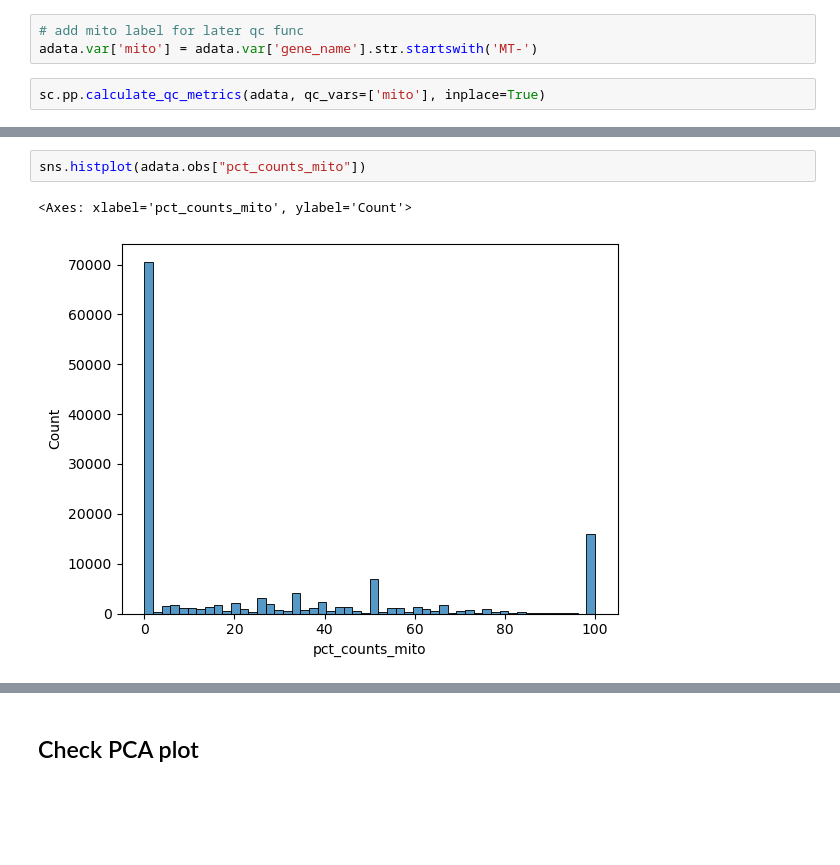
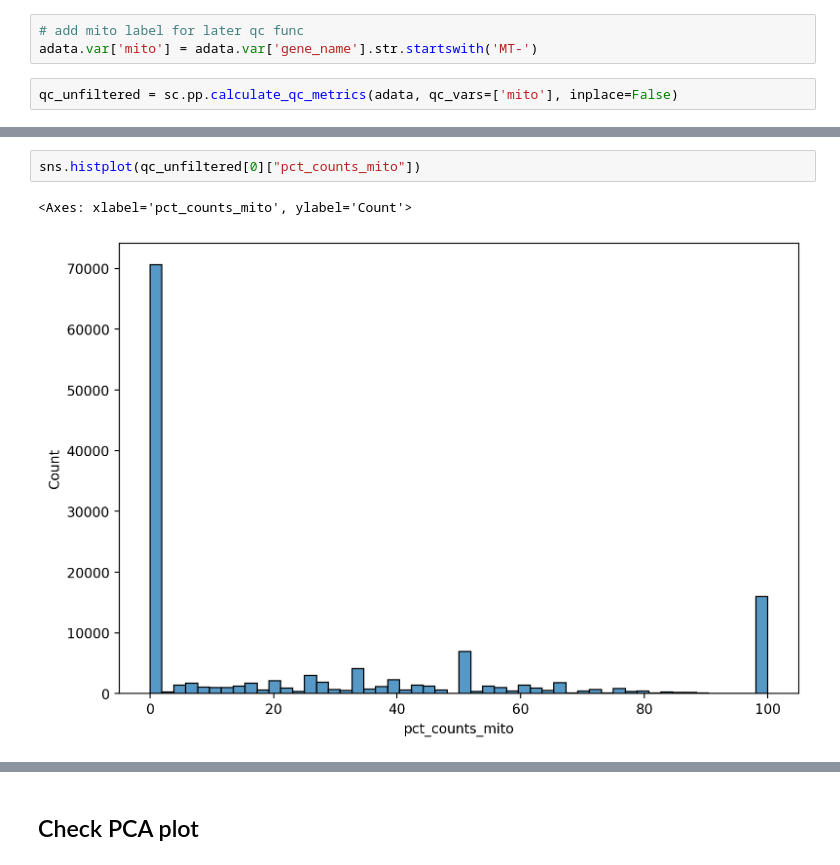
Before and after one commit to MikeLiuAir00/10x_sequence_analysis_pipeline, a Jupyter notebook: down_stream_analysis.ipynb, the cells around one changed output, grey strips where cells are left out. Drawn from its saved outputs; the diff is of its cells as text; blank space fills up the shorter version.

```diff
--- a/down_stream_analysis.ipynb
+++ b/down_stream_analysis.ipynb
@@ -123,6 +126,6 @@ AnnData object with n_obs × n_vars = 147145 × 60623
 # add mito label for later qc func
 adata.var['mito'] = adata.var['gene_name'].str.startswith('MT-')
 # %%
-sc.pp.calculate_qc_metrics(adata, qc_vars=['mito'], inplace=True)
+qc_unfiltered = sc.pp.calculate_qc_metrics(adata, qc_vars=['mito'], inplace=False)
 # %%
 sns.jointplot(
@@ -137,6 +152,6 @@ sns.jointplot(
 # %%
-sns.histplot(adata.obs["pct_counts_mito"])
+sns.histplot(qc_unfiltered[0]["pct_counts_mito"])
 # %% [output]
 <Axes: xlabel='pct_counts_mito', ylabel='Count'>
-[figure, old version]
+[figure, new version]
 # %%
```
Also changed, not shown: parts of 27 cells of this notebook, 1 other file.
